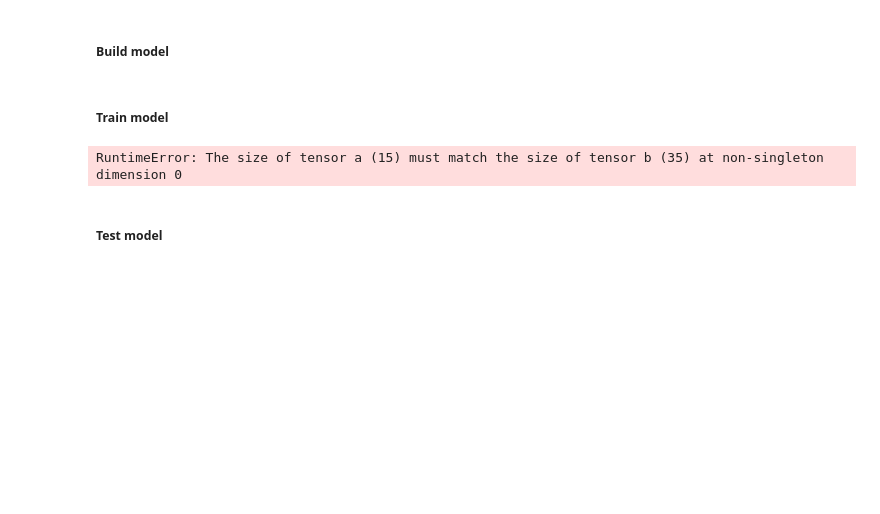
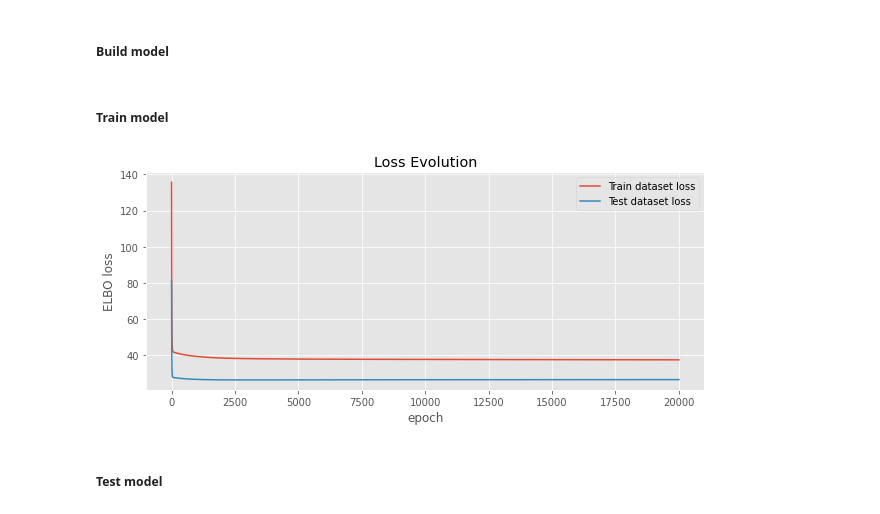
Before and after one commit to Sheev13/bnn-mean-field-vi, a Jupyter notebook: toy_regression.ipynb, the cells around one changed output. Drawn from its saved outputs; the diff is of its cells as text; code cells hidden in the pictures; blank space fills up the shorter version.

```diff
--- a/toy_regression.ipynb
+++ b/toy_regression.ipynb
@@ -186,7 +185,7 @@ def elbo(y_pred, y, mu, logvar, prior_var):
 
     kl = 0.5 * torch.sum(((mu**2 + torch.exp(logvar)) / prior_var) - logvar + torch.log(prior_var) - 1)
 
-    return exp_ll - kl
+    return (exp_ll - kl).sum()
 
 # take negative of elbo as loss since we have SGD at our disposal, not SGA
 def elbo_loss(y_pred, y, mu, logvar, prior_var):
@@ -198,31 +197,35 @@ prior_var = torch.tensor([1.0])
 
 opt = torch.optim.SGD(
     bnn_model.parameters(),
-    lr = 0.001
+    lr = 0.000001
 )
 # %% [markdown]
 ##### Train model
 # %%
 tr_loss_evo = []
 te_loss_evo = []
 
 for _ in range(20000):  # epochs
     bnn_model.zero_grad()
-    y_tr_pred, mu, logvar = bnn_model(x_tr)
-    l = elbo_loss(y_tr_pred, y_tr, mu, logvar, prior_var)
+
+    y_tr_pred, mu_tr, logvar_tr = bnn_model(x_tr)
+    l = elbo_loss(y_tr_pred, y_tr, mu_tr, logvar_tr, prior_var)
     tr_loss_evo.append(l.item())
-    te_loss_evo.append(elbo_loss(bnn_model(x_te)[0], y_te, mu, logvar, prior_var).item())
+
+    y_te_pred, mu_te, logvar_te = bnn_model(x_te)
+    te_loss_evo.append(elbo_loss(y_te_pred, y_te, mu_te, logvar_te, prior_var).item())
+
     l.backward()
     opt.step()
 
 plt.plot(tr_loss_evo, label='Train dataset loss')
 plt.plot(te_loss_evo, label='Test dataset loss')
 plt.ylabel('ELBO loss')
 plt.xlabel('epoch')
 plt.legend()
 plt.title('Loss Evolution')
 plt.show()
 # %% [output]
-RuntimeError: The size of tensor a (15) must match the size of tensor b (35) at non-singleton dimension 0
+[figure, added]
 # %% [markdown]
 ##### Test model
```
Also changed, not shown: parts of 5 cells of this notebook.
